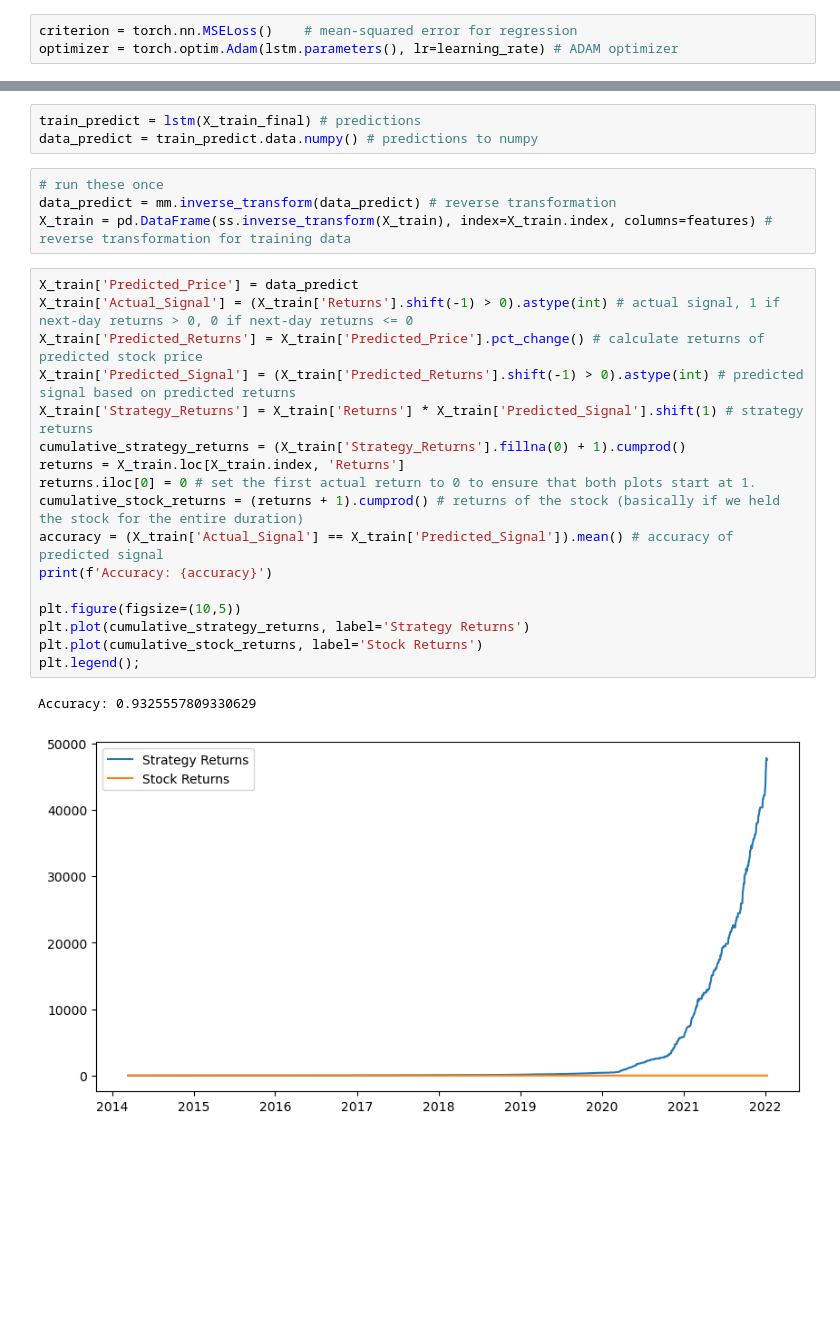
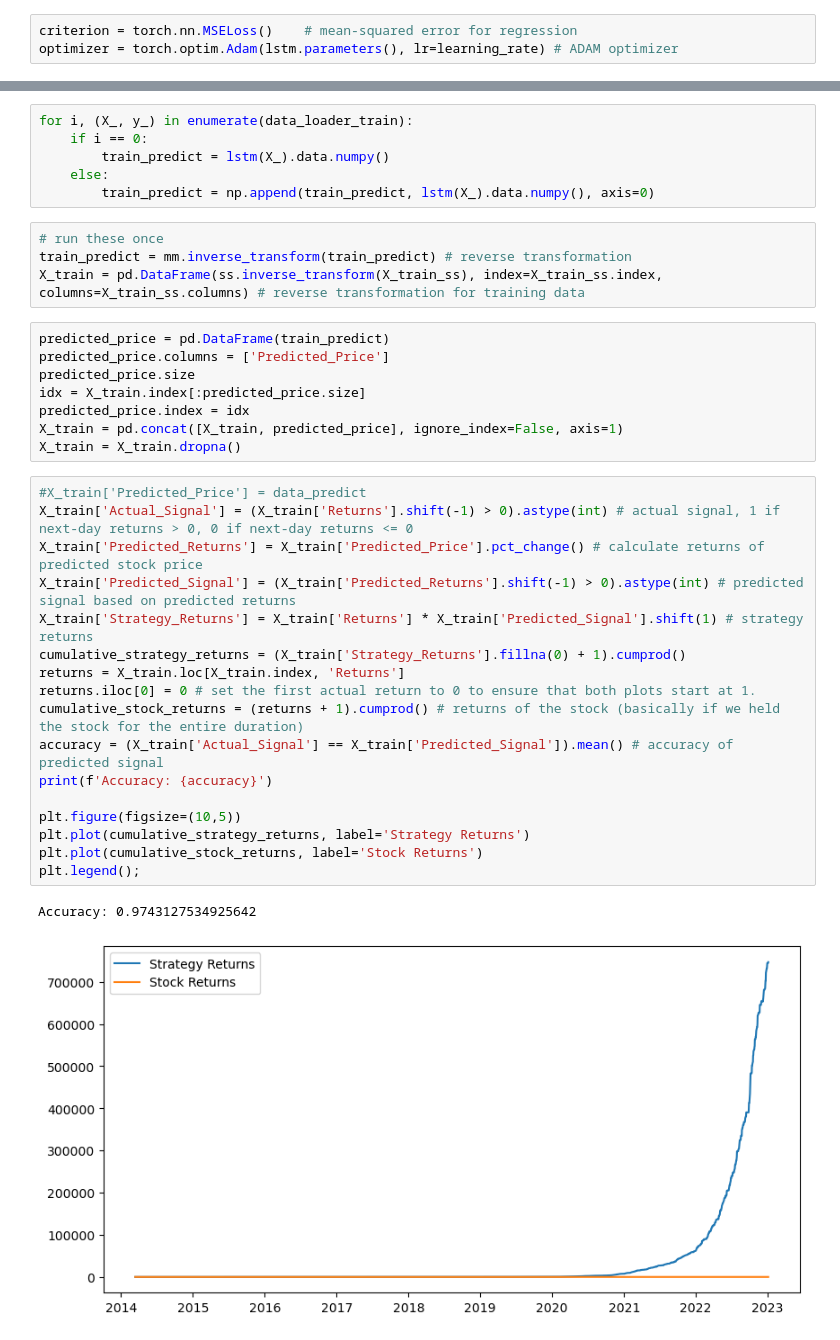
Before and after one commit to jjr2024/cs-451-quant-project, a Jupyter notebook: lstm_research.ipynb, the cells around one changed output, grey strips where cells are left out. Saved outputs shown, nothing was run; the diff lists cells and outputs as text; blank space fills up the shorter version.

```diff
--- a/lstm_research.ipynb
+++ b/lstm_research.ipynb
@@ -149,30 +205,41 @@ Epoch: 900, loss: 0.00026
-# %%
-train_predict = lstm(X_train_final) # predictions
-data_predict = train_predict.data.numpy() # predictions to numpy
+# %%
+for i, (X_, y_) in enumerate(data_loader_train):
+    if i == 0:
+        train_predict = lstm(X_).data.numpy()
+    else:
+        train_predict = np.append(train_predict, lstm(X_).data.numpy(), axis=0)
 # %%
 # run these once
-data_predict = mm.inverse_transform(data_predict) # reverse transformation
-X_train = pd.DataFrame(ss.inverse_transform(X_train), index=X_train.index, columns=features) # reverse transformation for training data
+train_predict = mm.inverse_transform(train_predict) # reverse transformation
+X_train = pd.DataFrame(ss.inverse_transform(X_train_ss), index=X_train_ss.index, columns=X_train_ss.columns) # reverse transformation for training data
+# %%
+predicted_price = pd.DataFrame(train_predict)
+predicted_price.columns = ['Predicted_Price']
+predicted_price.size
+idx = X_train.index[:predicted_price.size]
+predicted_price.index = idx
+X_train = pd.concat([X_train, predicted_price], ignore_index=False, axis=1)
+X_train = X_train.dropna()
 # %%
-X_train['Predicted_Price'] = data_predict
+#X_train['Predicted_Price'] = data_predict
 X_train['Actual_Signal'] = (X_train['Returns'].shift(-1) > 0).astype(int) # actual signal, 1 if next-day returns > 0, 0 if next-day returns <= 0
 X_train['Predicted_Returns'] = X_train['Predicted_Price'].pct_change() # calculate returns of predicted stock price
 X_train['Predicted_Signal'] = (X_train['Predicted_Returns'].shift(-1) > 0).astype(int) # predicted signal based on predicted returns
 X_train['Strategy_Returns'] = X_train['Returns'] * X_train['Predicted_Signal'].shift(1) # strategy returns
 cumulative_strategy_returns = (X_train['Strategy_Returns'].fillna(0) + 1).cumprod()
 returns = X_train.loc[X_train.index, 'Returns']
 returns.iloc[0] = 0 # set the first actual return to 0 to ensure that both plots start at 1.
 cumulative_stock_returns = (returns + 1).cumprod() # returns of the stock (basically if we held the stock for the entire duration)
 accuracy = (X_train['Actual_Signal'] == X_train['Predicted_Signal']).mean() # accuracy of predicted signal
 print(f'Accuracy: {accuracy}')
 
 plt.figure(figsize=(10,5))
 plt.plot(cumulative_strategy_returns, label='Strategy Returns')
 plt.plot(cumulative_stock_returns, label='Stock Returns')
 plt.legend();
 # %% [output]
-Accuracy: 0.9325557809330629
+Accuracy: 0.9743127534925642
-[figure, old version]
+[figure, new version]
 # %%
 plt.figure(figsize=(10,5))
 plt.plot(X_train['Predicted_Price'], label='Predicted Price', alpha=0.7)
```
Also changed, not shown: parts of 39 cells of this notebook, 4 other files.
